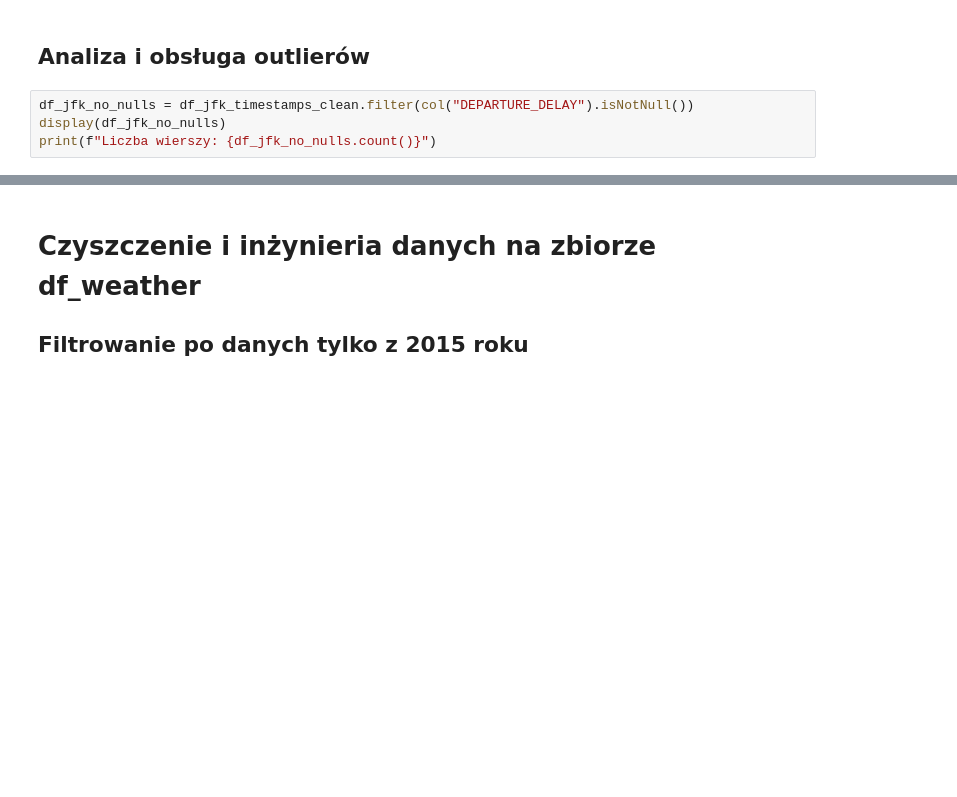
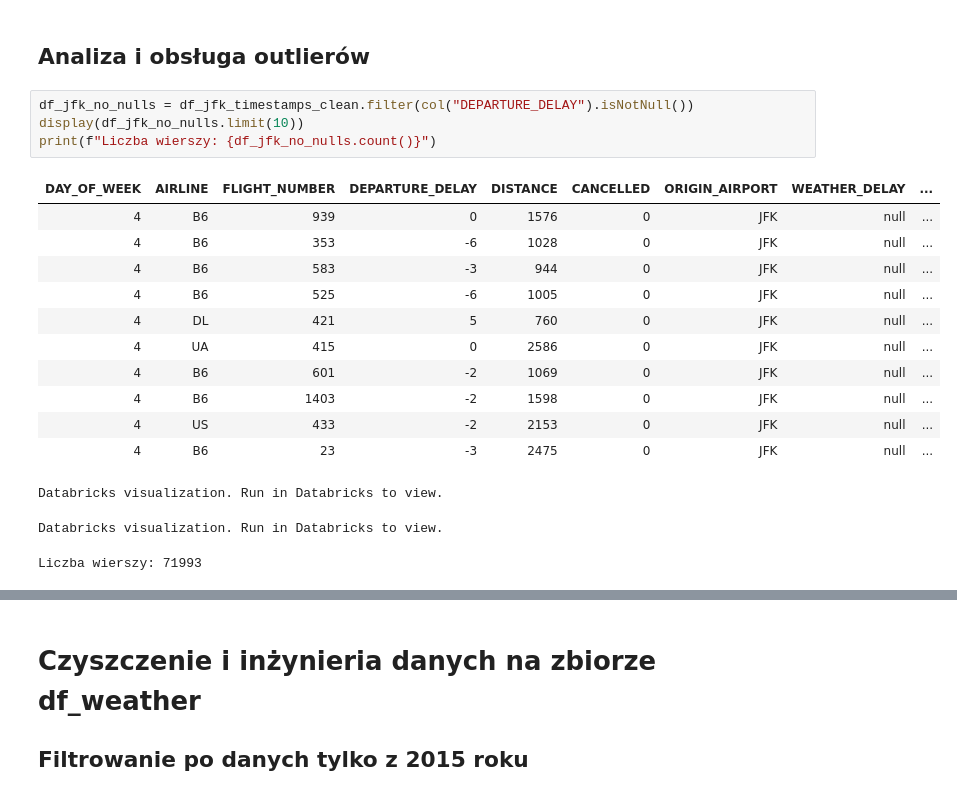
Before and after one commit to Kamicia8/databricks-flight-lakehouse, a Jupyter notebook: data_cleaning.ipynb, the cells around one changed output, grey strips where cells are left out. Saved outputs shown, nothing was run; the diff lists cells and outputs as text; blank space fills up the shorter version.

```diff
--- a/data_cleaning.ipynb
+++ b/data_cleaning.ipynb
@@ -154,8 +210,23 @@ Dla wszystkich pustych wartości w DEPARTURE_DELAY lot został odwołany.
 ## Analiza i obsługa outlierów
 # %%
 df_jfk_no_nulls = df_jfk_timestamps_clean.filter(col("DEPARTURE_DELAY").isNotNull())
-display(df_jfk_no_nulls)
+display(df_jfk_no_nulls.limit(10))
 print(f"Liczba wierszy: {df_jfk_no_nulls.count()}")
+# %% [output]
+| DAY_OF_WEEK | AIRLINE | FLIGHT_NUMBER | DEPARTURE_DELAY | DISTANCE | CANCELLED | ORIGIN_AIRPORT | WEATHER_DELAY | ... |
+| 4 | B6 | 939 | 0 | 1576 | 0 | JFK | null | ... |
+| 4 | B6 | 353 | -6 | 1028 | 0 | JFK | null | ... |
+| 4 | B6 | 583 | -3 | 944 | 0 | JFK | null | ... |
+| 4 | B6 | 525 | -6 | 1005 | 0 | JFK | null | ... |
+| 4 | DL | 421 | 5 | 760 | 0 | JFK | null | ... |
+| 4 | UA | 415 | 0 | 2586 | 0 | JFK | null | ... |
+| 4 | B6 | 601 | -2 | 1069 | 0 | JFK | null | ... |
+| 4 | B6 | 1403 | -2 | 1598 | 0 | JFK | null | ... |
+| 4 | US | 433 | -2 | 2153 | 0 | JFK | null | ... |
+| 4 | B6 | 23 | -3 | 2475 | 0 | JFK | null | ... |
+Databricks visualization. Run in Databricks to view.
+Databricks visualization. Run in Databricks to view.
+Liczba wierszy: 71993
 # %%
 # Sprawdzenie anomalii w opóźnieniach
 # Outliers skrajnie niskie (np. -30 i mniej)
```
Also changed, not shown: parts of 19 cells of this notebook, 1 other file.
